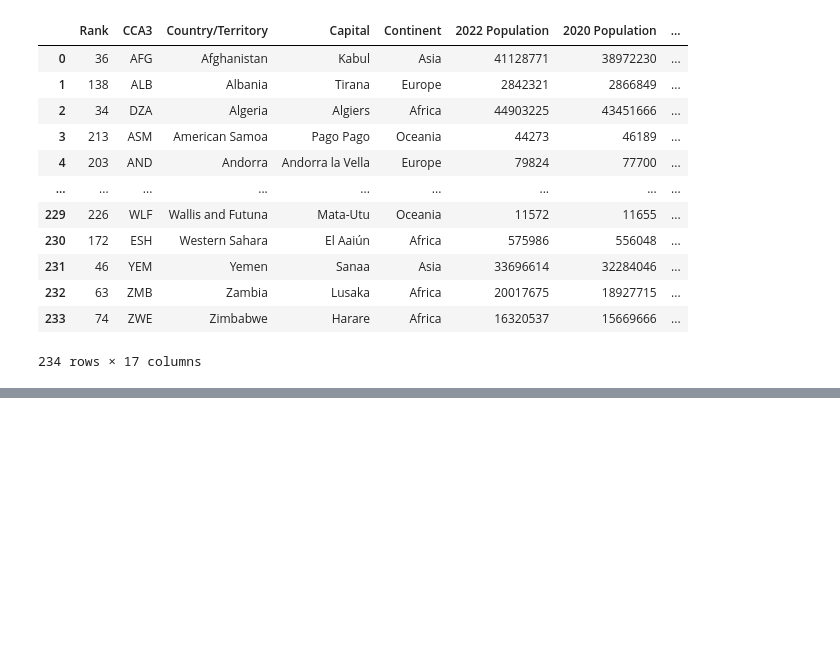
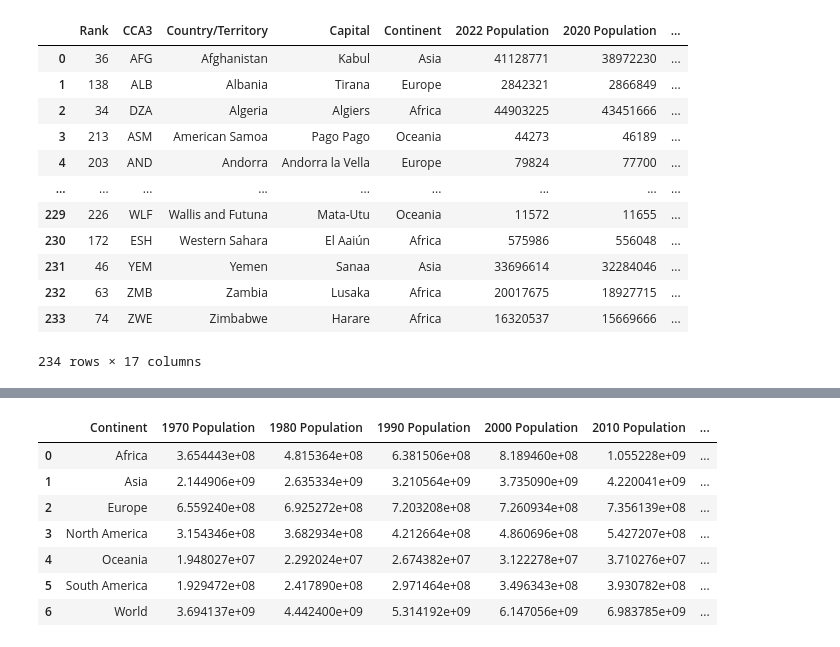
Before and after one commit to CronusCipher/PIB-GPD-Global-By-Countries, a Jupyter notebook: PIB-GPD-Global-By-Countries.ipynb, the cells around one changed output, grey strips where cells are left out. Drawn from its saved outputs; the diff is of its cells as text; code cells hidden in the pictures; blank space fills up the shorter version.

```diff
--- a/PIB-GPD-Global-By-Countries.ipynb
+++ b/PIB-GPD-Global-By-Countries.ipynb
@@ -111,0 +179,11 @@ world_pop
+# %%
+wp_2
+# %% [output]
+|  | Continent | 1970 Population | 1980 Population | 1990 Population | 2000 Population | 2010 Population | ... |
+| 0 | Africa | 3.654443e+08 | 4.815364e+08 | 6.381506e+08 | 8.189460e+08 | 1.055228e+09 | ... |
+| 1 | Asia | 2.144906e+09 | 2.635334e+09 | 3.210564e+09 | 3.735090e+09 | 4.220041e+09 | ... |
+| 2 | Europe | 6.559240e+08 | 6.925272e+08 | 7.203208e+08 | 7.260934e+08 | 7.356139e+08 | ... |
+| 3 | North America | 3.154346e+08 | 3.682934e+08 | 4.212664e+08 | 4.860696e+08 | 5.427207e+08 | ... |
+| 4 | Oceania | 1.948027e+07 | 2.292024e+07 | 2.674382e+07 | 3.122278e+07 | 3.710276e+07 | ... |
+| 5 | South America | 1.929472e+08 | 2.417890e+08 | 2.971464e+08 | 3.496343e+08 | 3.930782e+08 | ... |
+| 6 | World | 3.694137e+09 | 4.442400e+09 | 5.314192e+09 | 6.147056e+09 | 6.983785e+09 | ... |
```
Also changed, not shown: parts of 24 cells of this notebook.
